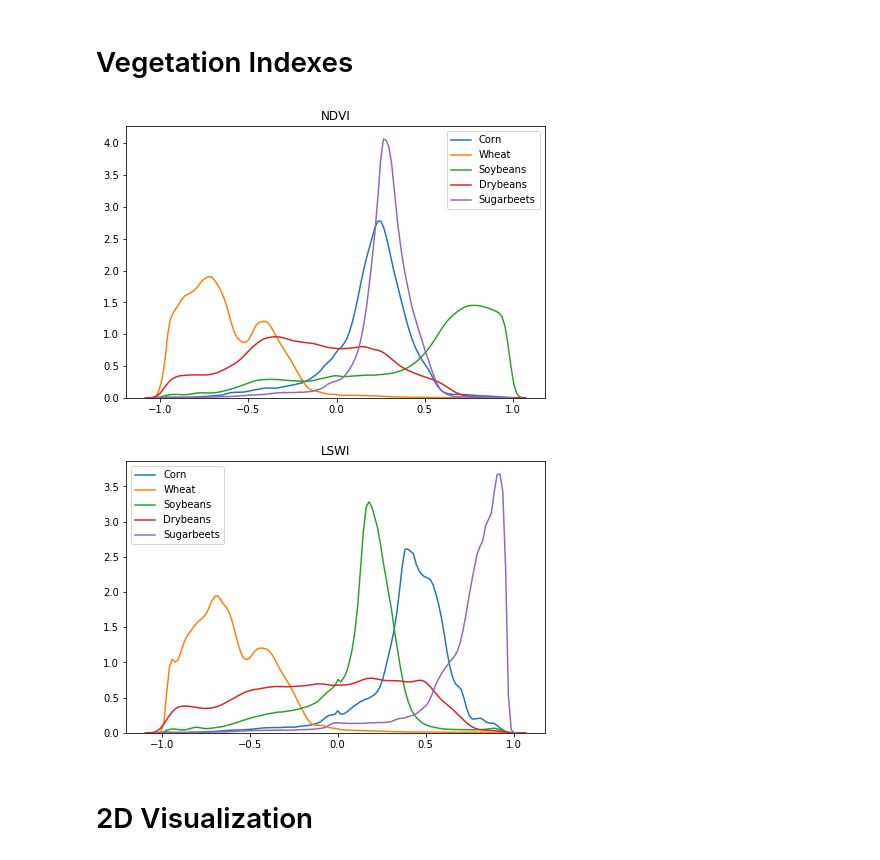
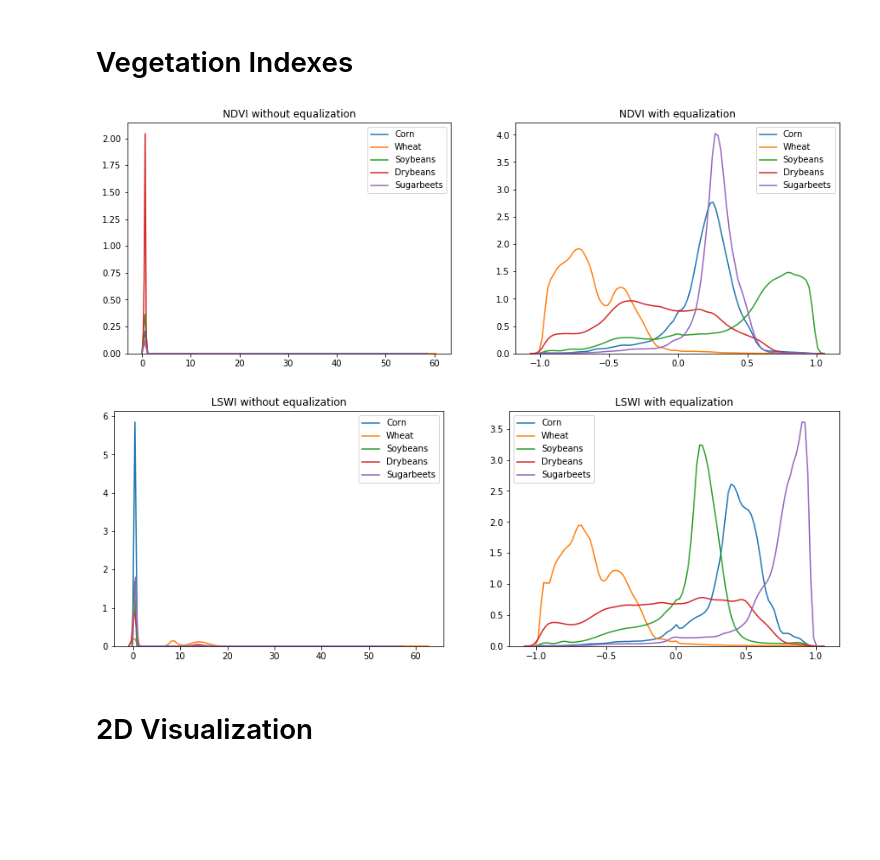
Before and after one commit to mosin26/agriculture, a Jupyter notebook: minnesota.ipynb, the cells around one changed output. Saved outputs shown, nothing was run; the diff lists cells and outputs as text; code cells hidden in the pictures; blank space fills up the shorter version.

```diff
--- a/minnesota.ipynb
+++ b/minnesota.ipynb
@@ -391,0 +407,3 @@ plt.show()
+# %%
+ndvi_wo_equalization = (band_08 - band_04) / (band_08 + band_04)
+lswi_wo_equalization = (band_08 - band_11) / (band_08 + band_11)
@@ -392,3 +422,17 @@ plt.show()
+# %%
+band_01 = equalize_hist(band_01)
+band_02 = equalize_hist(band_02)
+band_03 = equalize_hist(band_03)
+band_04 = equalize_hist(band_04)
+band_05 = equalize_hist(band_05)
+band_06 = equalize_hist(band_06)
+band_07 = equalize_hist(band_07)
+band_08 = equalize_hist(band_08)
+band_8A = equalize_hist(band_8A)
+band_09 = equalize_hist(band_09)
+band_10 = equalize_hist(band_10)
+band_11 = equalize_hist(band_11)
+band_12 = equalize_hist(band_12)
 # %%
 ndvi = (band_08 - band_04) / (band_08 + band_04)
 lswi = (band_08 - band_11) / (band_08 + band_11)
@@ -404,27 +448,44 @@ lswi_2 = lswi[np.where(crops==23)]
 lswi_3 = lswi[np.where(crops==5)]
 lswi_4 = lswi[np.where(crops==42)]
 lswi_5 = lswi[np.where(crops==41)]
+# %%
+plt.figure(figsize=(15,5))
+plt.subplot(121)
+sns.distplot(ndvi_1_wo_equalization, hist=False,label="Corn")
+sns.distplot(ndvi_2_wo_equalization, hist=False,label="Wheat")
+sns.distplot(ndvi_3_wo_equalization, hist=False,label="Soybeans")
+sns.distplot(ndvi_4_wo_equalization, hist=False,label="Drybeans")
+sns.distplot(ndvi_5_wo_equalization, hist=False,label="Sugarbeets")
+plt.title("NDVI without equalization")
+plt.subplot(122)
+sns.distplot(ndvi_1, hist=False,label="Corn")
+sns.distplot(ndvi_2, hist=False,label="Wheat")
+sns.distplot(ndvi_3, hist=False,label="Soybeans")
+sns.distplot(ndvi_4, hist=False,label="Drybeans")
+sns.distplot(ndvi_5, hist=False,label="Sugarbeets")
+plt.title("NDVI with equalization")
+plt.show()
+# %% [output]
+[figure, added]
 # %%
-plt.figure(figsize=(7.5,5))
-sns.distplot(ndvi_1, hist=False,label="Corn")
-sns.distplot(ndvi_2, hist=False,label="Wheat")
-sns.distplot(ndvi_3, hist=False,label="Soybeans")
-sns.distplot(ndvi_4, hist=False,label="Drybeans")
-sns.distplot(ndvi_5, hist=False,label="Sugarbeets")
-plt.title("NDVI")
-plt.show()
-
-plt.figure(figsize=(7.5,5))
+plt.figure(figsize=(15,5))
+plt.subplot(121)
+sns.distplot(lswi_1_wo_equalization, hist=False,label="Corn")
+sns.distplot(lswi_2_wo_equalization, hist=False,label="Wheat")
+sns.distplot(lswi_3_wo_equalization, hist=False,label="Soybeans")
+sns.distplot(lswi_4_wo_equalization, hist=False,label="Drybeans")
+sns.distplot(lswi_5_wo_equalization, hist=False,label="Sugarbeets")
+plt.title("LSWI without equalization")
+plt.subplot(122)
 sns.distplot(lswi_1, hist=False,label="Corn")
 sns.distplot(lswi_2, hist=False,label="Wheat")
 sns.distplot(lswi_3, hist=False,label="Soybeans")
 sns.distplot(lswi_4, hist=False,label="Drybeans")
 sns.distplot(lswi_5, hist=False,label="Sugarbeets")
-plt.title("LSWI")
+plt.title("LSWI with equalization")
 plt.show()
 # %% [output]
-[figure, old version]
+[figure, new version]
-[figure, removed]
 # %% [markdown]
 # 2D Visualization
 # %%
```
Also changed, not shown: parts of 3 cells of this notebook.
